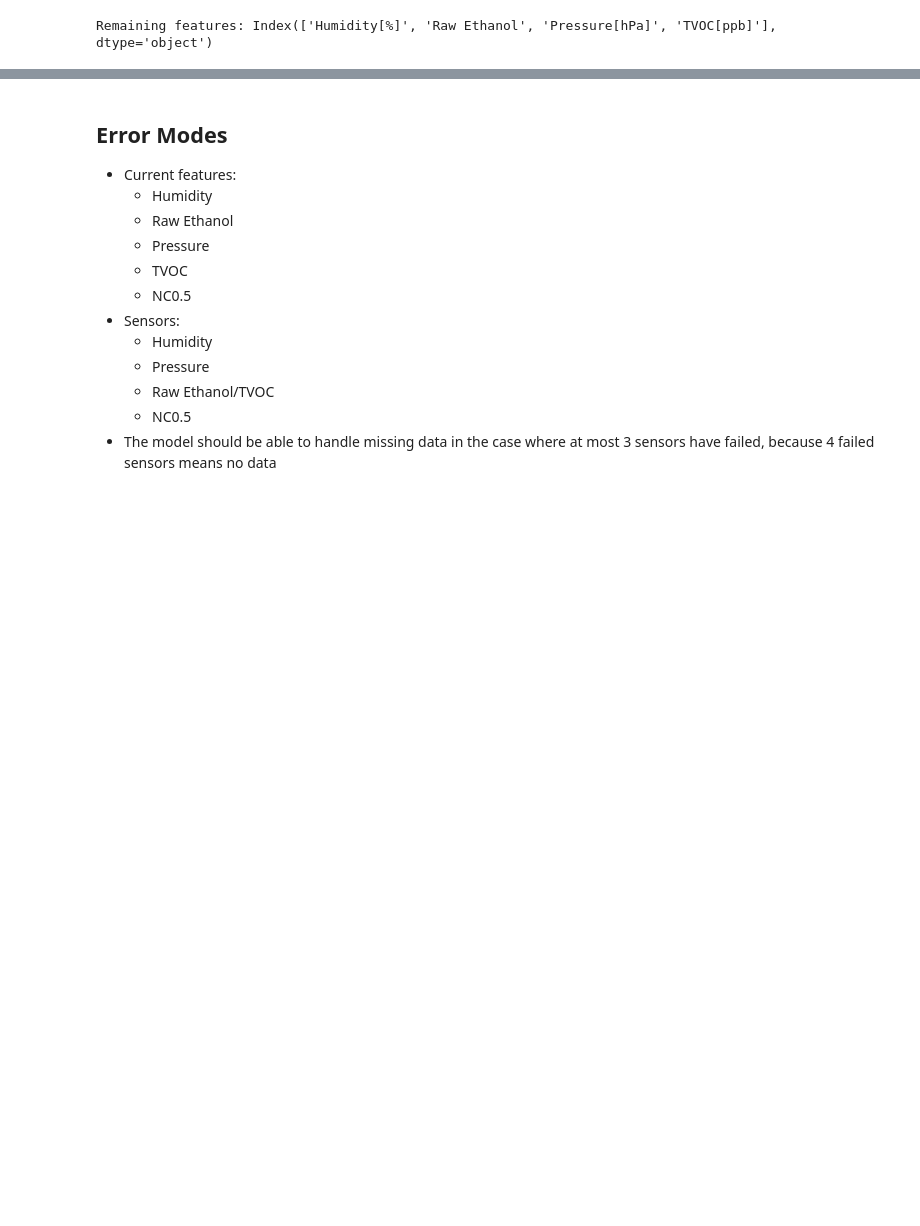
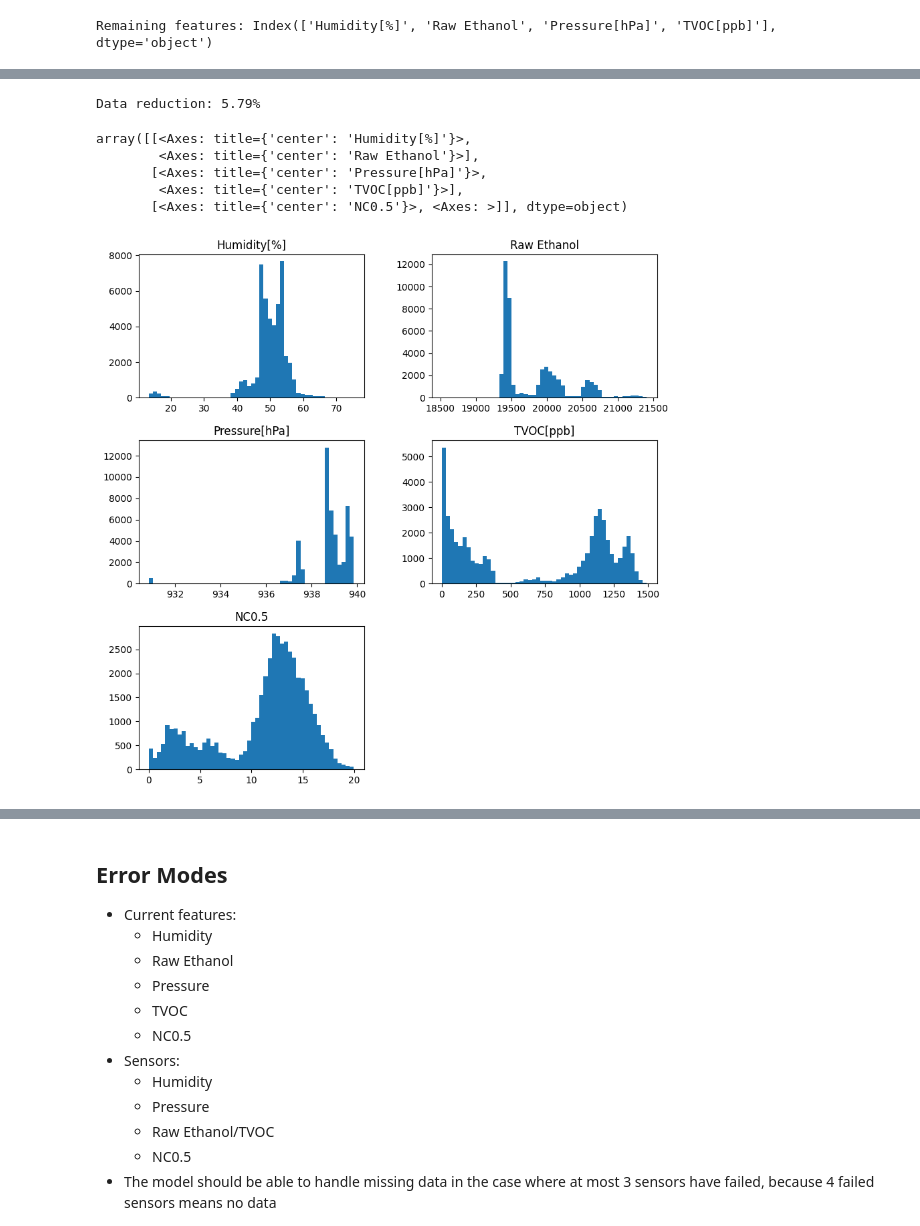
Before and after one commit to jaskinkabir/Intro_ML_Project, a Jupyter notebook: Proj.ipynb, the cells around one changed output, grey strips where cells are left out. Cells and saved outputs as stored; diff of their text form; code cells hidden in the pictures; blank space fills up the shorter version.

Commit message:
Imputation for outliers works

```diff
--- a/Proj.ipynb
+++ b/Proj.ipynb
@@ -253,0 +258,27 @@ array([[<Axes: title={'center': 'Humidity[%]'}>,
+# %%
+import matplotlib.pyplot as plt
+
+TVOC_threshold = 1500
+NC0_5_threshold = 20
+
+X_train_outlier, X_test_outlier, Y_train_outlier, Y_test_outlier = train_test_split(X_5f, Y_df, test_size=0.2, random_state=0)
+
+X_train_outlier =  X_train_outlier[(X_train_outlier['TVOC[ppb]'] < TVOC_threshold) & (X_train_outlier['NC0.5'] < NC0_5_threshold)]
+Y_train_outlier = Y_train_outlier[X_train_outlier.index]
+
+data_reduction = 100*(1 - X_train_outlier.shape[0] / X_train_5f_scaled.shape[0])
+print(f'Data reduction: {data_reduction:.2f}%')
+
+X_train_outlier.hist(
+    figsize=(10, 10),
+    grid=False,
+    bins=50
+)
+# %% [output]
+Data reduction: 5.79%
+array([[<Axes: title={'center': 'Humidity[%]'}>,
+        <Axes: title={'center': 'Raw Ethanol'}>],
+       [<Axes: title={'center': 'Pressure[hPa]'}>,
+        <Axes: title={'center': 'TVOC[ppb]'}>],
+       [<Axes: title={'center': 'NC0.5'}>, <Axes: >]], dtype=object)
+[figure, added]
```
Also changed, not shown: parts of 19 cells of this notebook.
